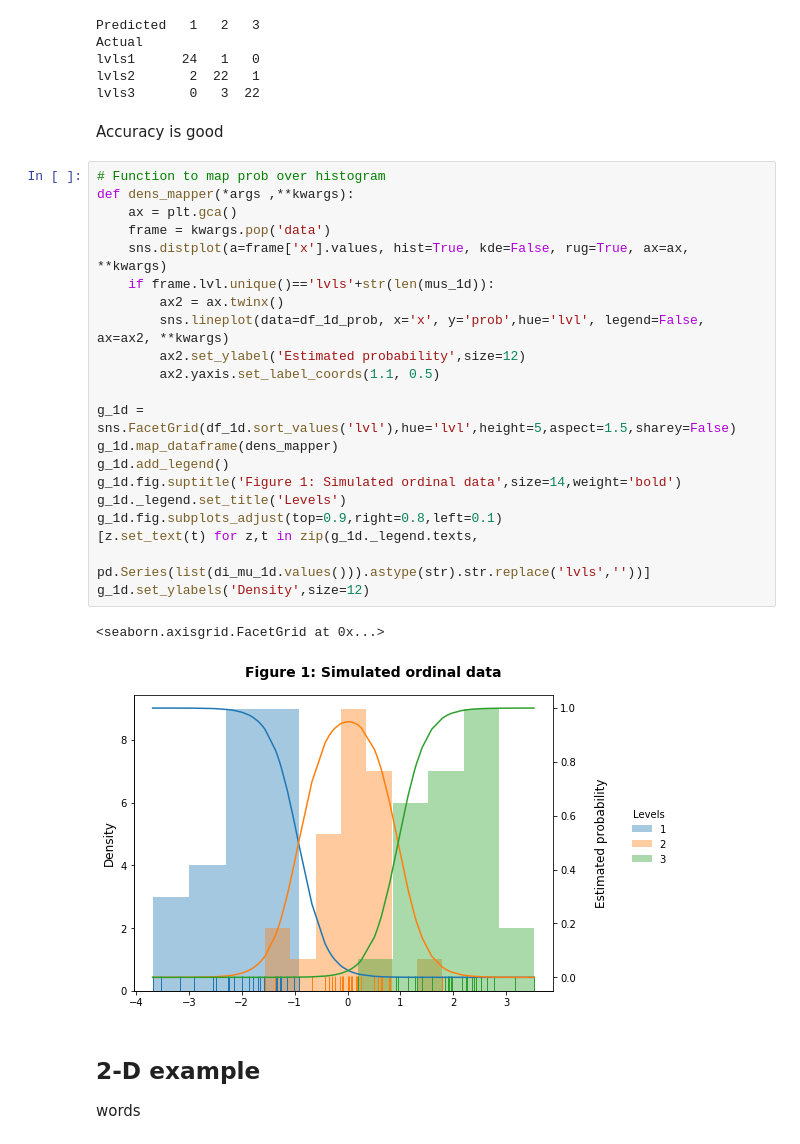
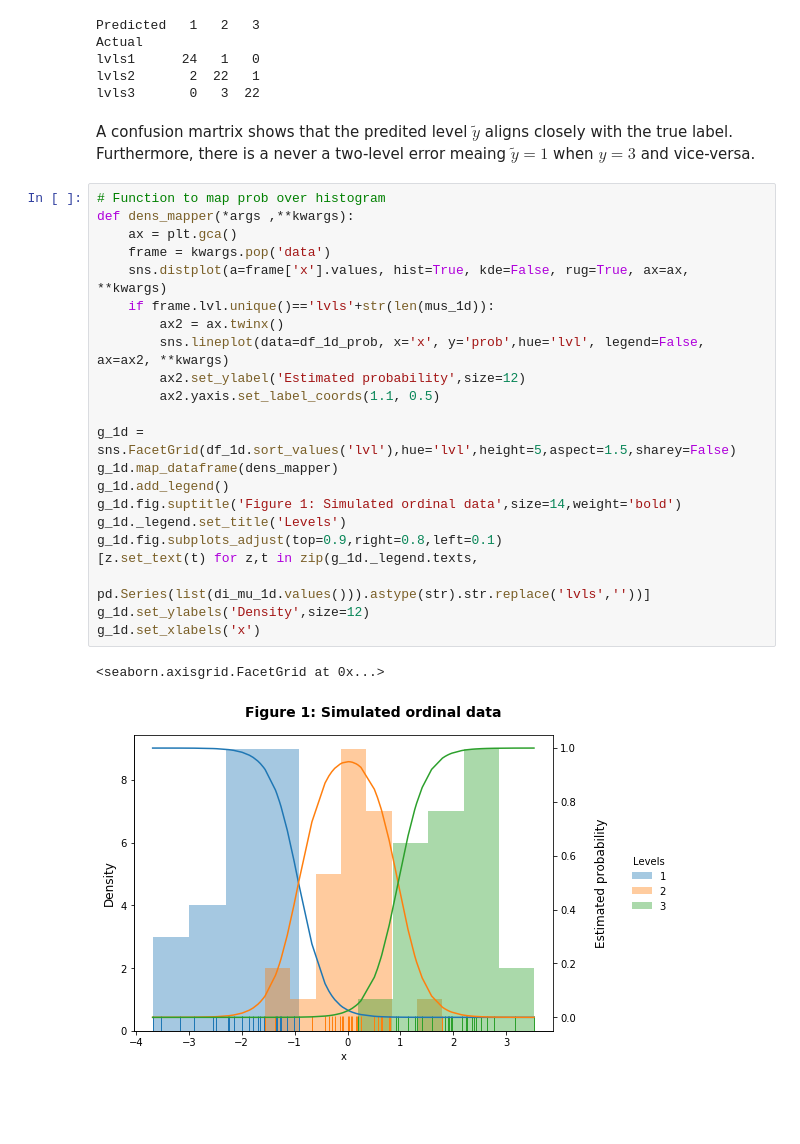
Before and after one commit to erikdrysdale/erikdrysdale.github.io, a Jupyter notebook: _rmd/extra_ordinal/ordinal_regression.ipynb, the cells around one changed output. Cells and saved outputs as stored; diff of their text form; blank space fills up the shorter version.

```diff
--- a/_rmd/extra_ordinal/ordinal_regression.ipynb
+++ b/_rmd/extra_ordinal/ordinal_regression.ipynb
@@ -203,33 +203,30 @@ Actual
 lvls1      24   1   0
 lvls2       2  22   1
 lvls3       0   3  22
-# %% [markdown]
-Accuracy is good
+# %% [markdown]
+A confusion martrix shows that the predited level $\tilde y$ aligns closely with the true label. Furthermore, there is a never a two-level error meaing $\tilde y=1$ when $y=3$ and vice-versa.
 # %%
 # Function to map prob over histogram
 def dens_mapper(*args ,**kwargs):
     ax = plt.gca()
     frame = kwargs.pop('data')
     sns.distplot(a=frame['x'].values, hist=True, kde=False, rug=True, ax=ax, **kwargs)
     if frame.lvl.unique()=='lvls'+str(len(mus_1d)):
         ax2 = ax.twinx()
         sns.lineplot(data=df_1d_prob, x='x', y='prob',hue='lvl', legend=False, ax=ax2, **kwargs)
         ax2.set_ylabel('Estimated probability',size=12)
         ax2.yaxis.set_label_coords(1.1, 0.5)
 
 g_1d = sns.FacetGrid(df_1d.sort_values('lvl'),hue='lvl',height=5,aspect=1.5,sharey=False)
 g_1d.map_dataframe(dens_mapper)
 g_1d.add_legend()
 g_1d.fig.suptitle('Figure 1: Simulated ordinal data',size=14,weight='bold')
 g_1d._legend.set_title('Levels')
 g_1d.fig.subplots_adjust(top=0.9,right=0.8,left=0.1)
 [z.set_text(t) for z,t in zip(g_1d._legend.texts,
                 pd.Series(list(di_mu_1d.values())).astype(str).str.replace('lvls',''))]
 g_1d.set_ylabels('Density',size=12)
+g_1d.set_xlabels('x')
 # %% [output]
 <seaborn.axisgrid.FacetGrid at 0x...>
-[figure, old version]
+[figure, new version]
-# %% [markdown]
-## 2-D example
-
-words
```
Also changed, not shown: parts of 11 cells of this notebook, 4 other files.
